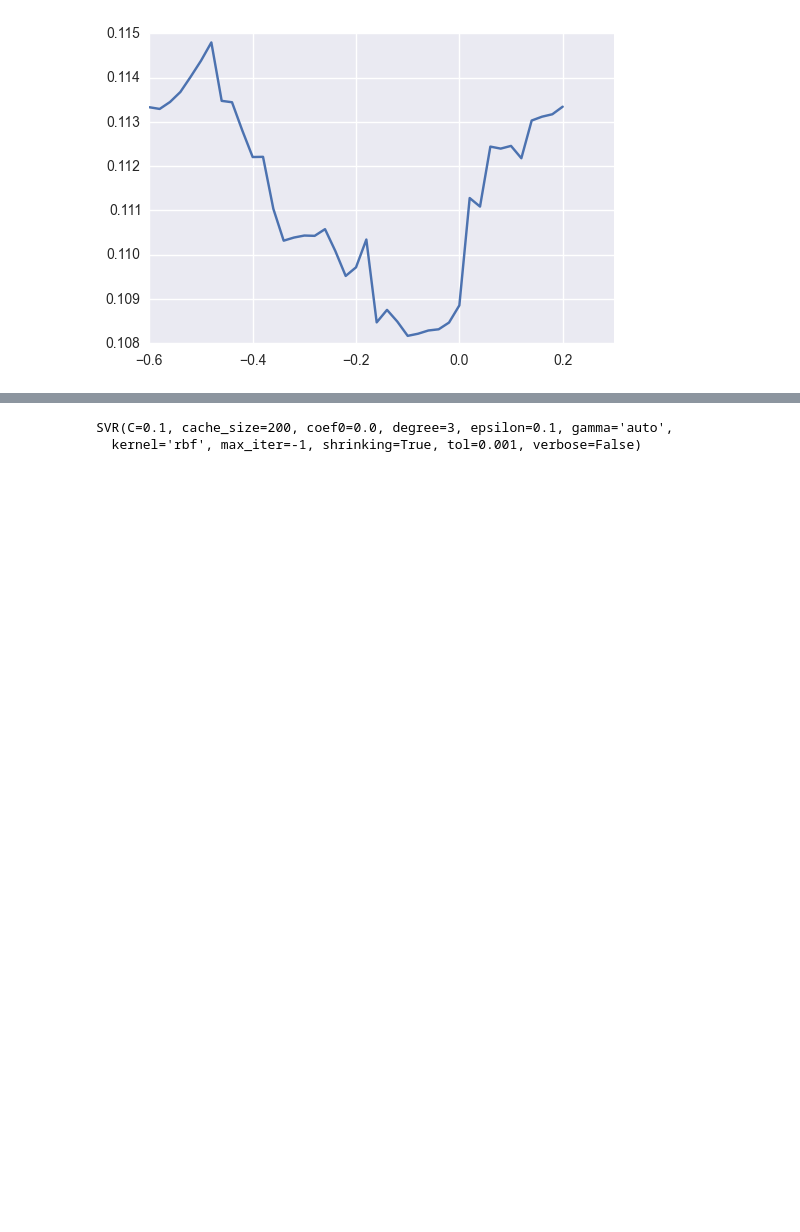
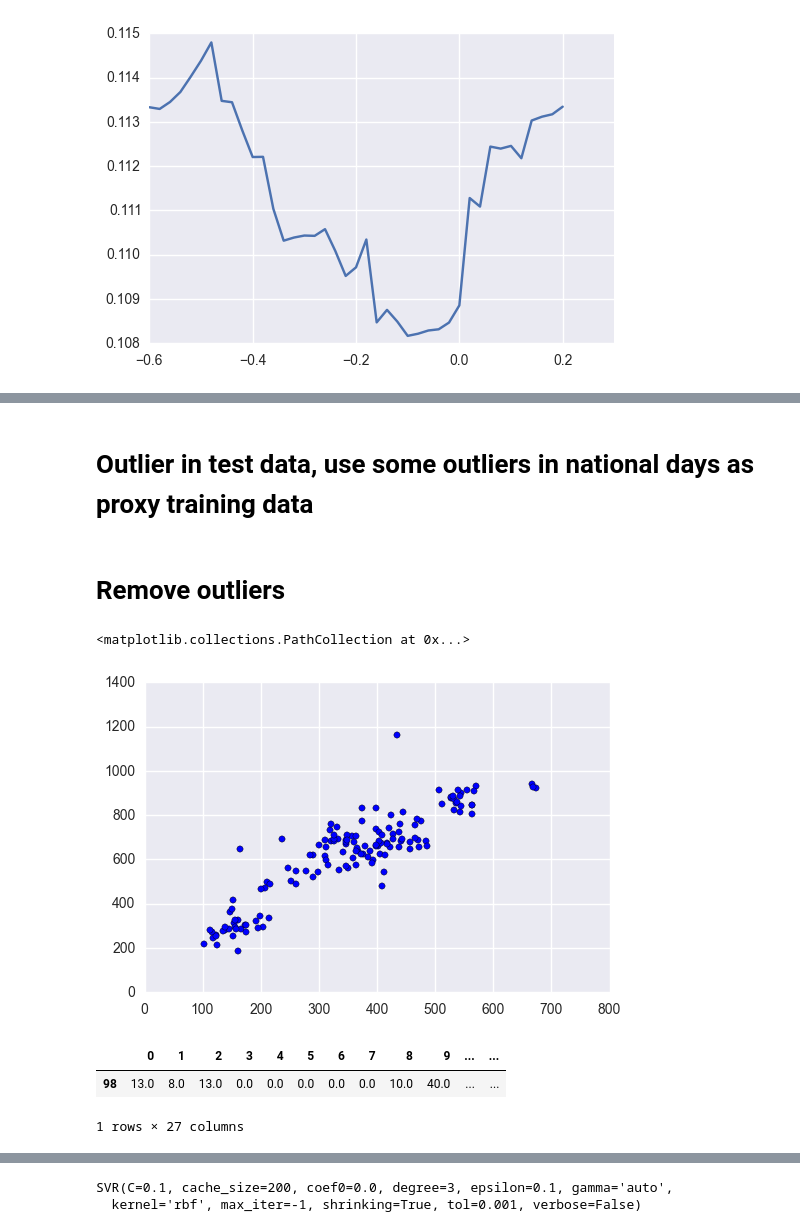
Before and after one commit to Ann16253470/KDD_CUP2017, a Jupyter notebook: volume prediction new2.ipynb, the cells around one changed output, grey strips where cells are left out. Cells and saved outputs as stored; diff of their text form; code cells hidden in the pictures; blank space fills up the shorter version.

```diff
--- a/volume prediction new2.ipynb
+++ b/volume prediction new2.ipynb
@@ -412,3 +518,18 @@ plt.plot([i[0] for i in weight_result], [i[1] for i in weight_result])
 # %%
 # pred_loss(np.vectorize(round)(neigh.predict(df_morning2_valid.iloc[:,[0,1,2,3,4,5,-6]])-4),
 #           df_morning2_valid.iloc[:,6])
+# %% [markdown]
+# Outlier in test data, use some outliers in national days as proxy training data
+# %% [markdown]
+# Remove outliers
+# %%
+plt.scatter(df_morning2.iloc[:,:12].sum(axis=1), df_morning2.iloc[:,12:24].sum(axis=1))
+# %% [output]
+<matplotlib.collections.PathCollection at 0x...>
+[figure, added]
+# %%
+df_morning2[(df_morning2.iloc[:,:12].sum(axis=1)<200)&(df_morning2.iloc[:,12:24].sum(axis=1)>600)]
+# %% [output]
+|  | 0 | 1 | 2 | 3 | 4 | 5 | 6 | 7 | 8 | 9 | ... | ... |
+| 98 | 13.0 | 8.0 | 13.0 | 0.0 | 0.0 | 0.0 | 0.0 | 0.0 | 10.0 | 40.0 | ... | ... |
+1 rows × 27 columns
```
Also changed, not shown: parts of 42 cells of this notebook, 5 other files.
